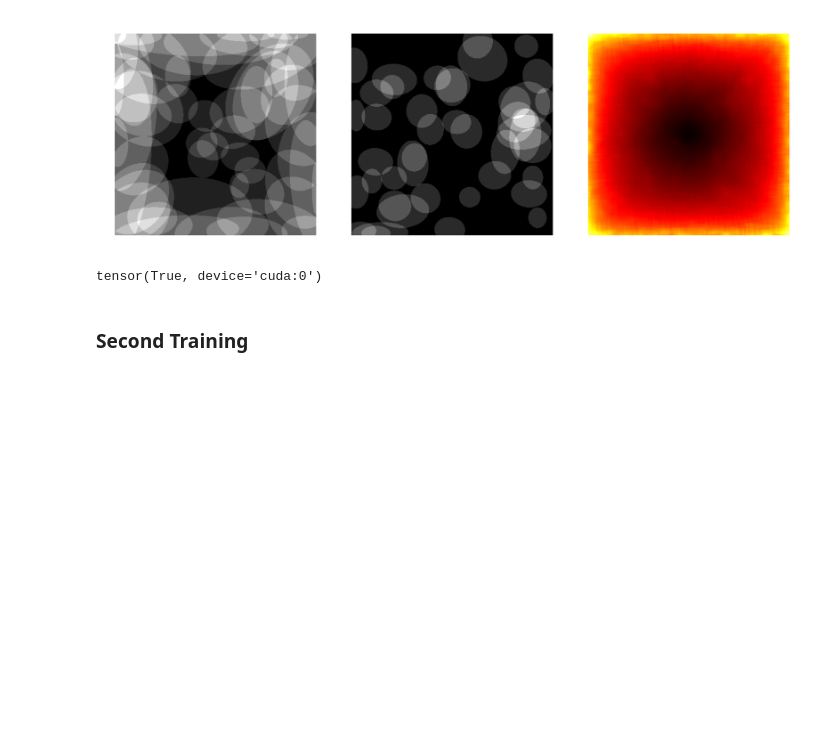
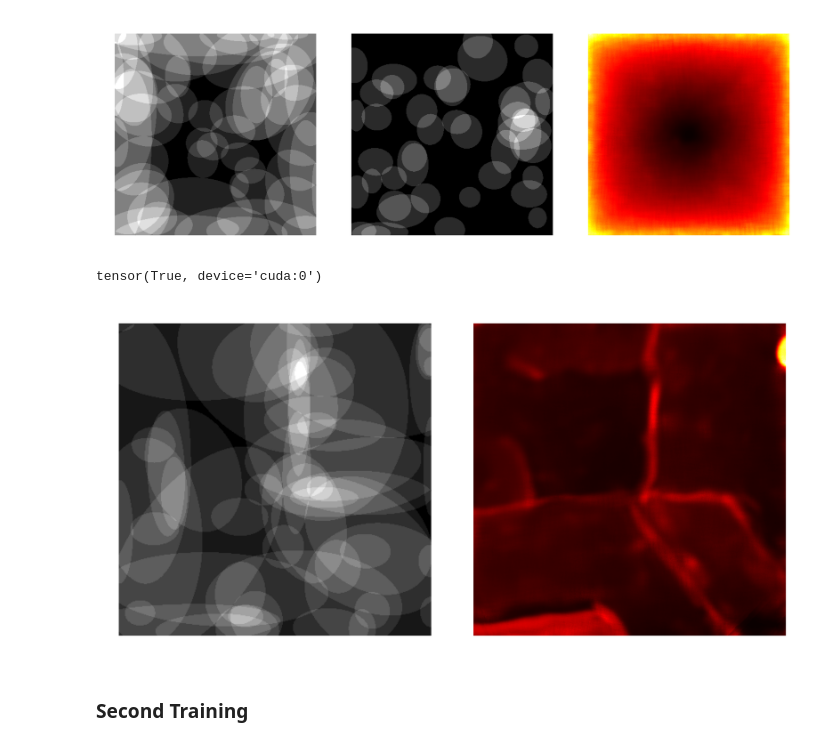
Before and after one commit to ChackMociute/Master-Thesis, a Jupyter notebook: analysis/coverage.ipynb, the cells around one changed output. Drawn from its saved outputs; the diff is of its cells as text; code cells hidden in the pictures; blank space fills up the shorter version.

```diff
--- a/analysis/coverage.ipynb
+++ b/analysis/coverage.ipynb
@@ -112,6 +124,30 @@ plt.show()
 (exp.pfs.predict()[exp.pfs.get_place_cells()].sum(0) > 1-4).all()
 # %% [output]
 tensor(True, device='cuda:0')
+# %%
+exp = Experiment.load_experiment(data_path, 'baseline_cos40000/0')
+# %%
+exp.compile_grid_cells(1)
+exp.load_pfs()
+# %%
+coverage = exp.pfs.get_coverage()[exp.pfs.get_place_cells()].sum(0).cpu()
+hiddens = exp.pfs.targets[exp.pfs.get_active_cells()].sum(0).cpu()
+# %%
+_, [ax1, ax2] = plt.subplots(1, 2, figsize=(12, 6), dpi=200)
+
+ax1.imshow(coverage, cmap='gray')
+ax1.axis('off')
+ax1.axis('equal')
+
+ax2.imshow(hiddens, cmap='hot')
+ax2.axis('off')
+ax2.axis('equal')
+
+plt.tight_layout()
+plt.savefig('../figs/coverage2.png')
+plt.show()
+# %% [output]
+[figure, added]
 # %% [markdown]
 ### Second Training
 # %%
```
Also changed, not shown: parts of 1 cell of this notebook, 4 other files.
